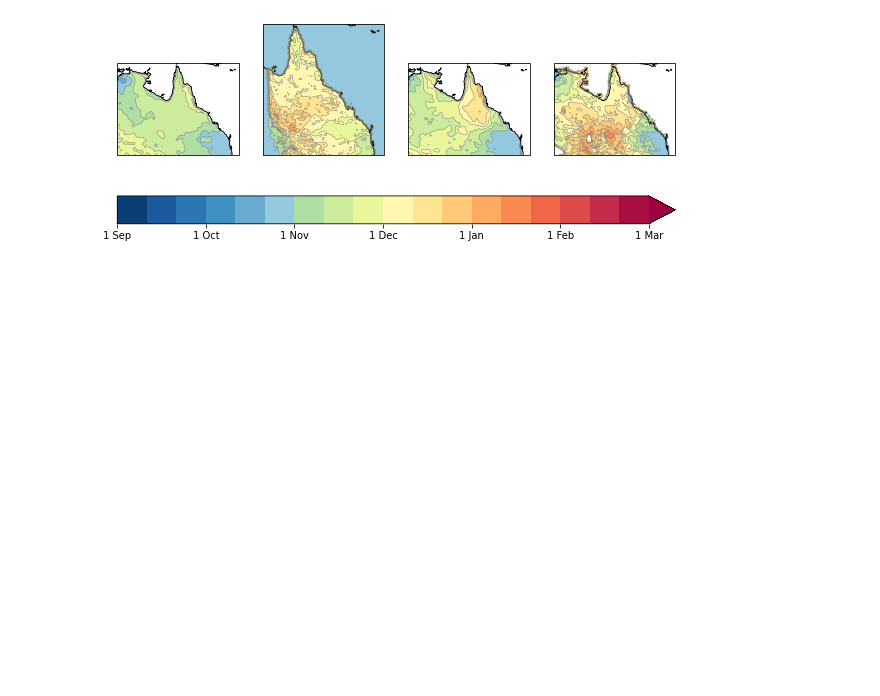
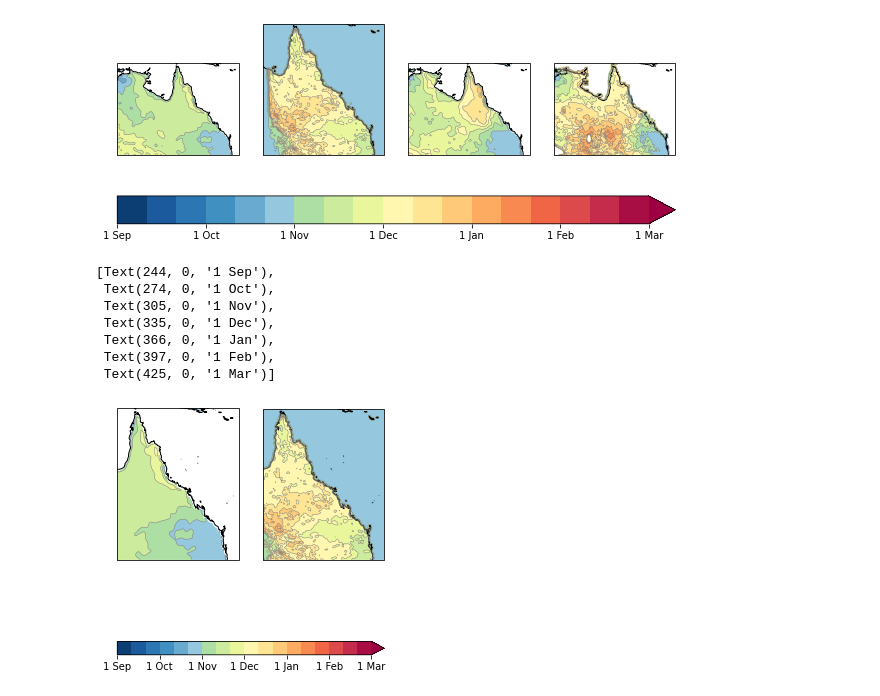
Before and after one commit to ngben/BARPA_evaluation, a Jupyter notebook: emma/ESCI-barpac/plot_rainfall_onset.ipynb, the cells around one changed output. Drawn from its saved outputs; the diff is of its cells as text; code cells hidden in the pictures; blank space fills up the shorter version.

```diff
--- a/emma/ESCI-barpac/plot_rainfall_onset.ipynb
+++ b/emma/ESCI-barpac/plot_rainfall_onset.ipynb
@@ -51,3 +51,32 @@ cax.ax.set_xticklabels(["1 %s"%mon for mon in ['Sep','Oct','Nov',"Dec","Jan","Fe
  Text(397, 0, '1 Feb'),
  Text(425, 0, '1 Mar')]
 [figure]
+# %%
+plt.figure(figsize=(10,10))
+axs = []
+for i,data in enumerate([erai,erai_C]):
+    ax=plt.subplot(1,4,i+1,projection=ccrs.PlateCarree())
+    x = data[0].extract(cy).collapsed('time',iris.analysis.PERCENTILE,percent=50)
+    x.data = np.ma.masked_array(x.data,x.data<275)
+    mask = x.data.mask
+    mask = convolve(mask,np.ones((2,2)))==1
+    x.data = gaussian_filter(x.data,2)
+    x.data = np.ma.masked_array(x.data, mask)
+    a=iplt.contourf(x,ticks,cmap=cmap,extend='max')
+    iplt.contour(x,ticks,colors='0.5',linewidths=0.5)
+    ax.coastlines()
+    axs.append(ax)
+    plt.xlim(140,155)
+
+#
+cax = plt.colorbar(a,ax=axs,ticks = ticks[::3],orientation='horizontal')
+cax.ax.set_xticklabels(["1 %s"%mon for mon in ['Sep','Oct','Nov',"Dec","Jan","Feb","Mar"]])
+# %% [output]
+[Text(244, 0, '1 Sep'),
+ Text(274, 0, '1 Oct'),
+ Text(305, 0, '1 Nov'),
+ Text(335, 0, '1 Dec'),
+ Text(366, 0, '1 Jan'),
+ Text(397, 0, '1 Feb'),
+ Text(425, 0, '1 Mar')]
+[figure, added]
```
Also changed, not shown: 31 other files.
